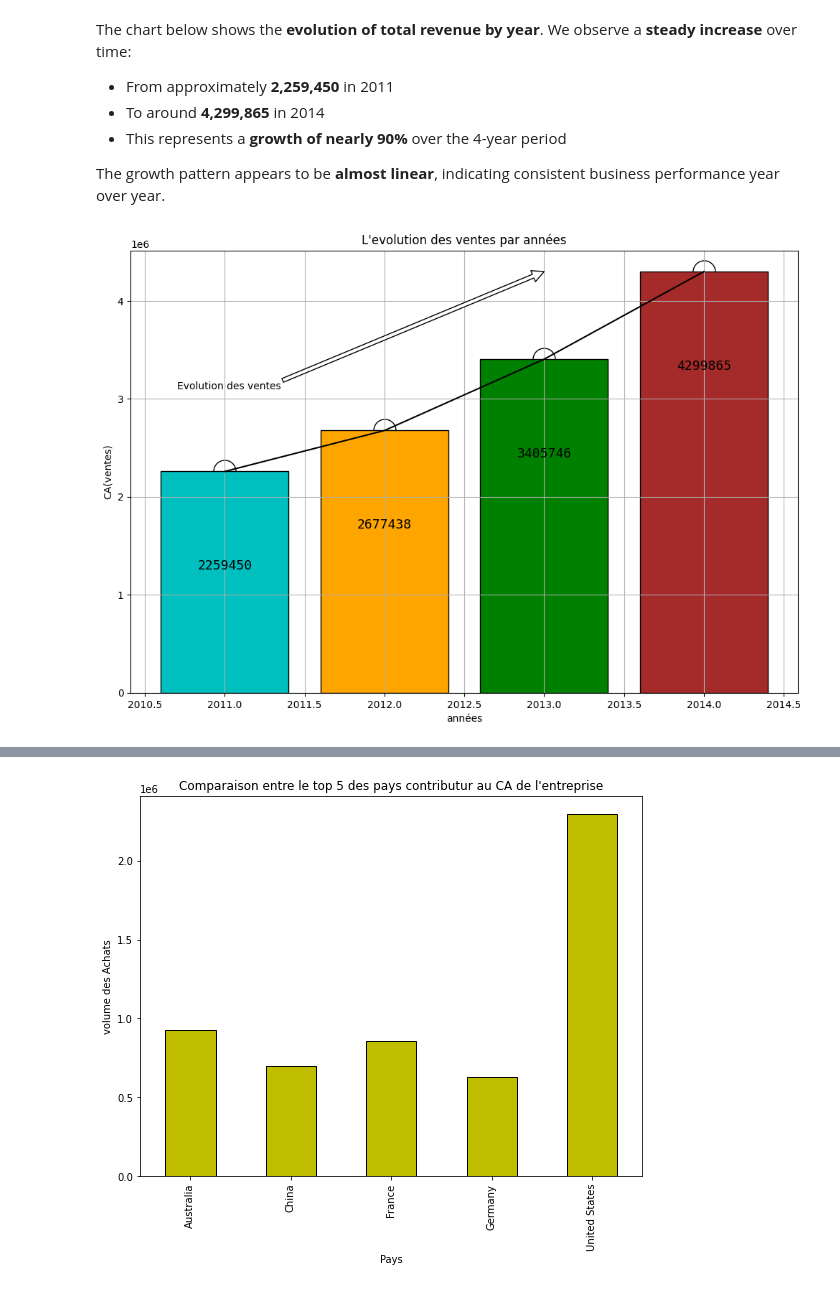
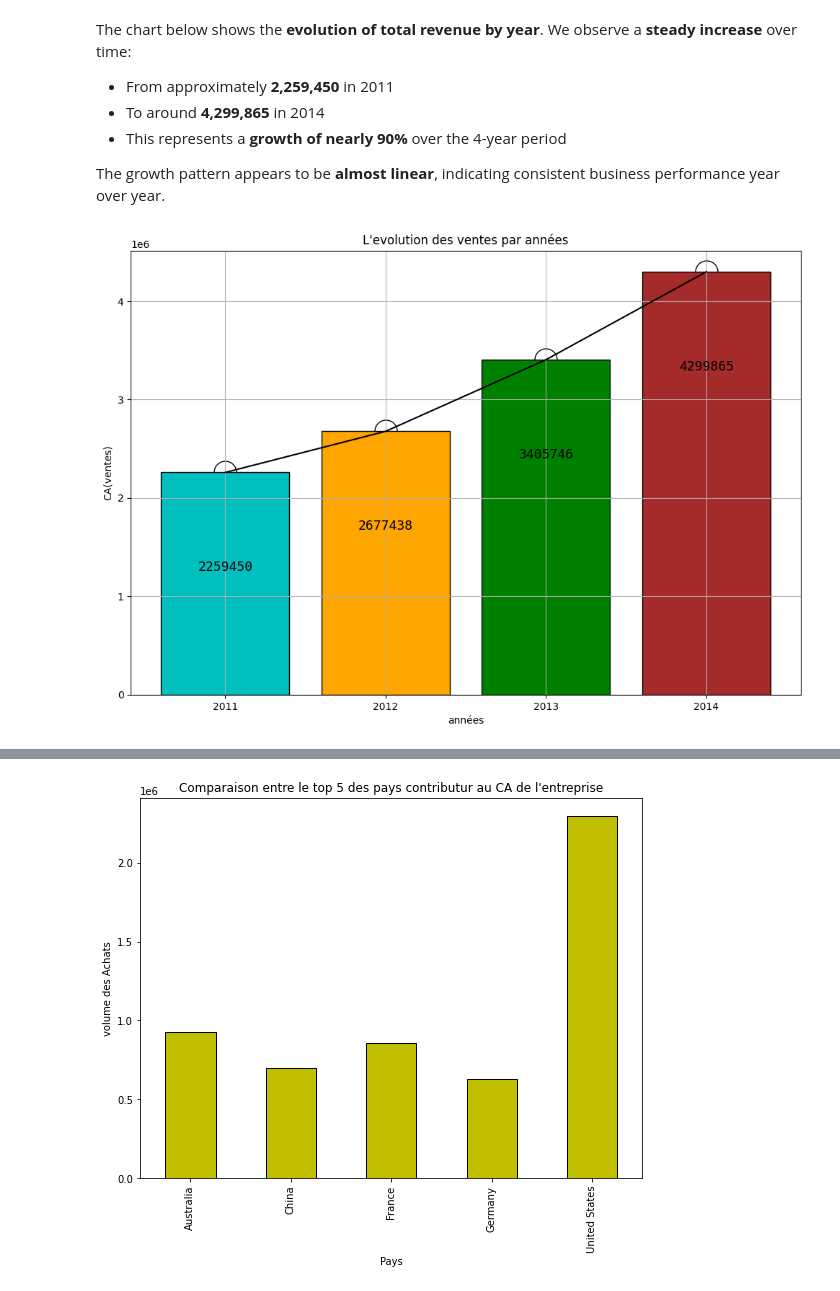
Before and after one commit to anasselbasra/my-first-project-data-analysis-global-superstore, a Jupyter notebook: El Basraoui_Anass.ipynb, the cells around one changed output, grey strips where cells are left out. Saved outputs shown, nothing was run; the diff lists cells and outputs as text; code cells hidden in the pictures.

```diff
--- a/El Basraoui_Anass.ipynb
+++ b/El Basraoui_Anass.ipynb
@@ -246,22 +246,22 @@ The chart below shows the **evolution of total revenue by year**. We observe a *
 The growth pattern appears to be **almost linear**, indicating consistent business performance year over year.
 # %%
 plt.figure(figsize=(12,8))
-x=[i for i in range(2011,2015)]
+x=['2011', '2012', '2013', '2014']
 y=list(df.groupby(["year"])["Sales"].sum())
 plt.scatter(x,y,c='w',edgecolor="black",marker='o',s=500)#marker=P X H D s ...
 plt.plot(x,y,c='black')
 plt.bar(x,y,color=['c','orange','g','brown'],edgecolor="black")
 
 plt.annotate("Evolution des ventes",xy=(2013,4300000),xytext=(2010.7,3100000),arrowprops={'facecolor':'w','shrink':100000})
 
 
 for i in range(len(x)):
     plt.text(x[i],y[i]-1000000,str(int(y[i])),fontfamily='monospace',fontsize=13,horizontalalignment='center')
 
 plt.xlabel("années")
 plt.ylabel("CA(ventes)")
 plt.title("L'evolution des ventes par années")
 plt.grid(True)
 plt.show()
 # %% [output]
-[figure, old version]
+[figure, new version]
```
Also changed, not shown: parts of 17 cells of this notebook.
